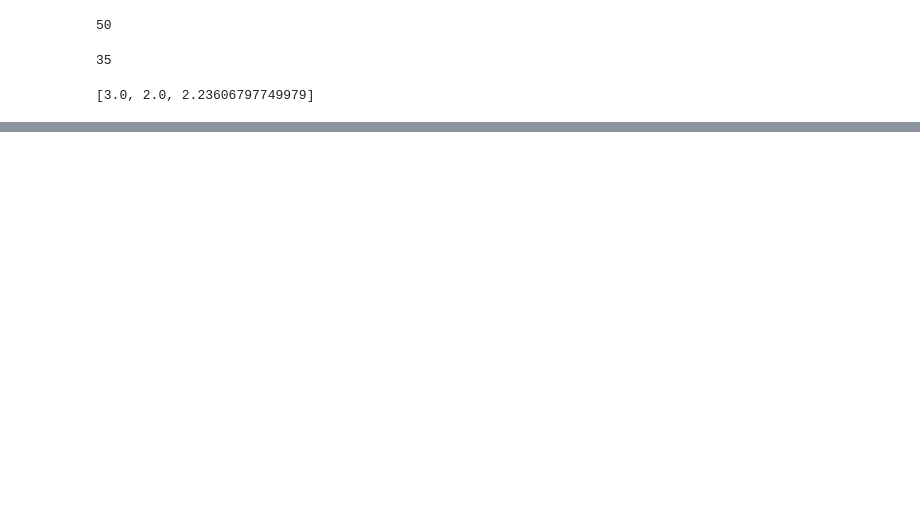
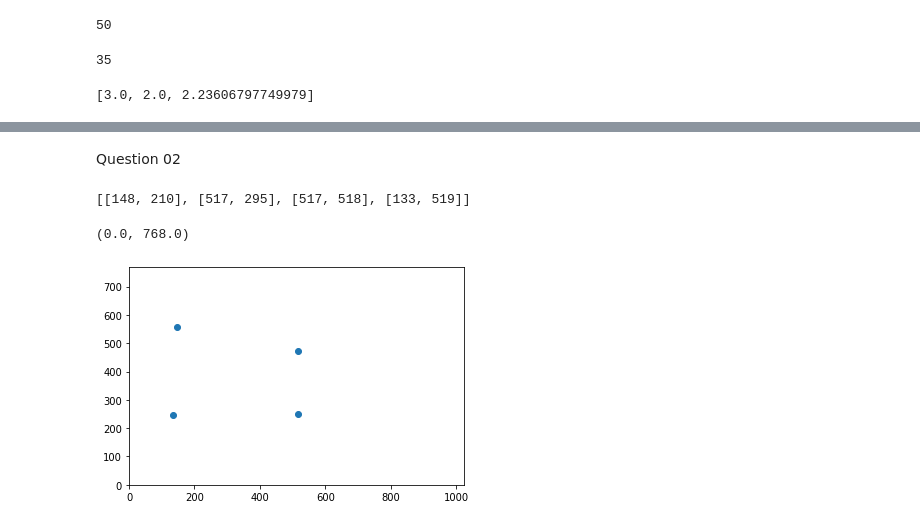
Before and after one commit to ChamithDilshan/EN2550_Image_processing_and_machine_vision, a Jupyter notebook: Assignments/Assignment_2/code.ipynb, the cells around one changed output, grey strips where cells are left out. Cells and saved outputs as stored; diff of their text form; code cells hidden in the pictures; blank space fills up the shorter version.

Commit message:
Updated Code. (Half way through second question)

```diff
--- a/Assignments/Assignment_2/code.ipynb
+++ b/Assignments/Assignment_2/code.ipynb
@@ -184,0 +188,45 @@ plt.show()
+# %% [markdown]
+Question 02
+# %%
+#code for get the mouse click points
+
+corners = []
+def click_left_button(event, x, y, flags, params):
+    if event == cv.EVENT_LBUTTONDOWN:
+        corners.append([x,y])
+
+
+img = cv.imread('001.jpg')
+cv.imshow('image', img)
+cv.setMouseCallback('image', click_left_button)
+cv.waitKey(0)
+cv.destroyAllWindows()
+
+print(corners)
+# %% [output]
+[[148, 210], [517, 295], [517, 518], [133, 519]]
+# %%
+height, width = np.shape(img)[0],np.shape(img)[1]
+zero_matrix = np.array([[0],[0],[0]])
+# %%
+#points corresponding to mouse clicking
+
+x_dash_1 = corners[0][0]
+y_dash_1 = corners[0][1]
+
+x_dash_2 = corners[1][0]
+y_dash_2 = corners[1][1]
+
+x_dash_3 = corners[2][0]
+y_dash_3 = corners[2][1]
+
+x_dash_4 = corners[3][0]
+y_dash_4 = corners[3][1]
+# %%
+plt.plot([x_dash_1,x_dash_2,x_dash_3,x_dash_4],[height-y_dash_1-1,height-y_dash_2-1,height-y_dash_3-1,height-y_dash_4-1],'o')
+
+plt.xlim(0,width)
+plt.ylim(0,height)
+# %% [output]
+(0.0, 768.0)
+[figure, added]
```
Also changed, not shown: parts of 11 cells of this notebook, 6 other files.
